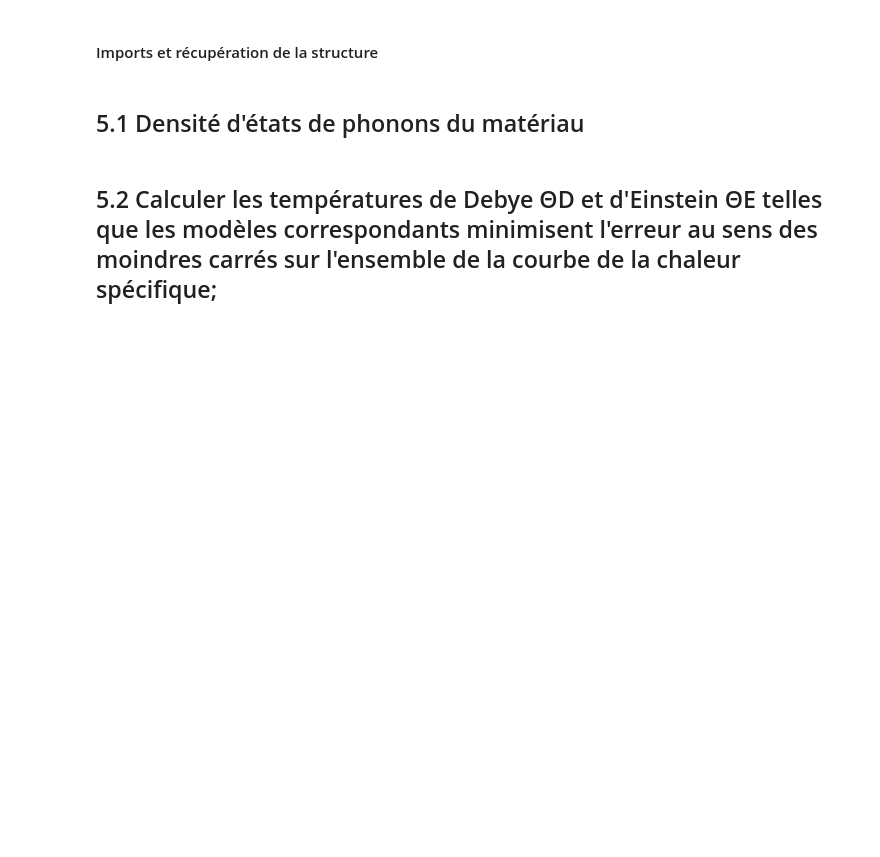
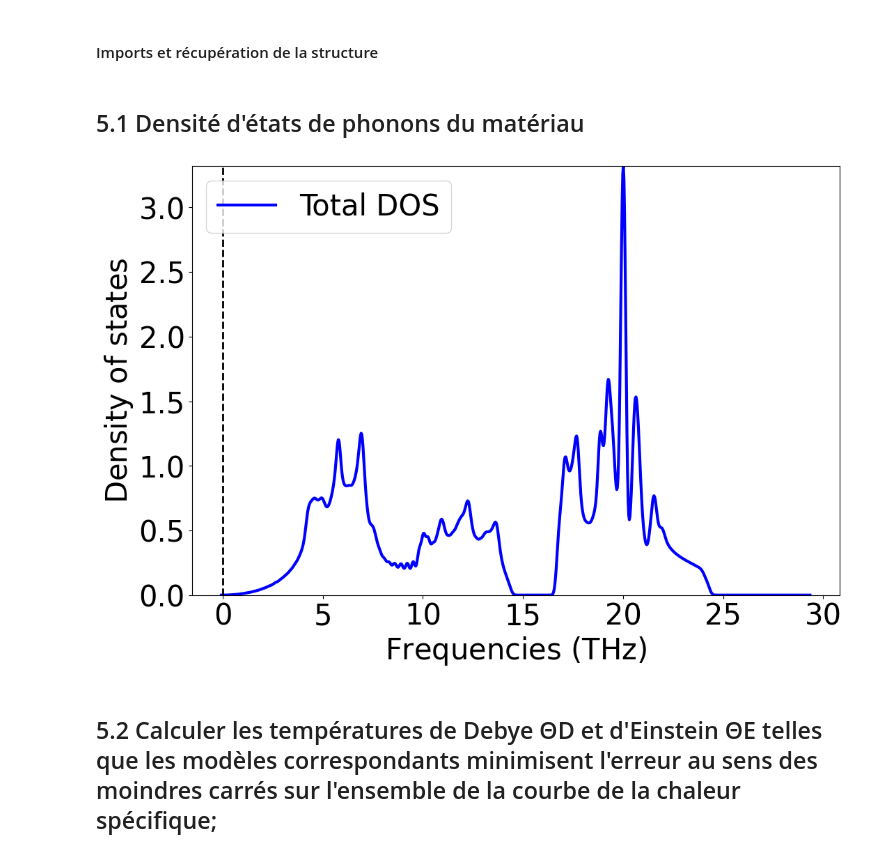
Before and after one commit to MariaOliviaB/Projet-FYKI, a Jupyter notebook: ph_dens.ipynb, the cells around one changed output. Drawn from its saved outputs; the diff is of its cells as text; code cells hidden in the pictures; blank space fills up the shorter version.

Commit message:
structure phonon dens

```diff
--- a/ph_dens.ipynb
+++ b/ph_dens.ipynb
@@ -12,6 +12,7 @@ from pymatgen.analysis.diffraction.xrd import XRDCalculator
 
 from pymatgen.electronic_structure.plotter import BSPlotter
 from pymatgen.phonon.plotter import PhononBSPlotter
+from pymatgen.phonon.plotter import PhononDosPlotter
 
 from scipy.optimize import curve_fit
 from scipy.constants import hbar, k as k_B
@@ -22,8 +23,17 @@ MP_ID = "mp-1008556"
 with MPRester(API_KEY) as mpr:
     structure = mpr.get_structure_by_material_id(MP_ID)
     phonon_bs = mpr.get_phonon_bandstructure_by_material_id(MP_ID)
+    ph_dens = mpr.get_phonon_dos_by_material_id(MP_ID)
 # %% [markdown]
 ## 5.1 Densité d'états de phonons du matériau
+# %%
+plotter = PhononDosPlotter()
+plotter.add_dos("Total DOS", ph_dens)
+
+fig_ph_dens = plotter.get_plot()
+plt.show()
+# %% [output]
+[figure, added]
 # %% [markdown]
 ## 5.2 Calculer les températures de Debye ΘD et d'Einstein ΘE telles que les modèles correspondants minimisent l'erreur au sens des moindres carrés sur l'ensemble de la courbe de la chaleur spécifique;
 # %% [markdown]
```
